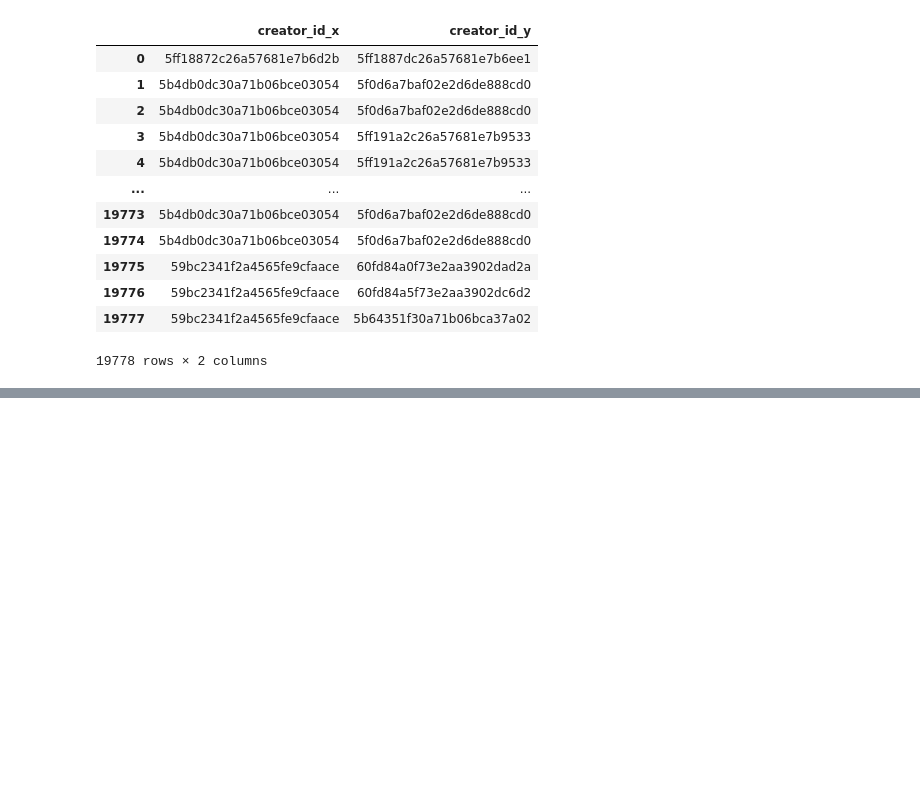
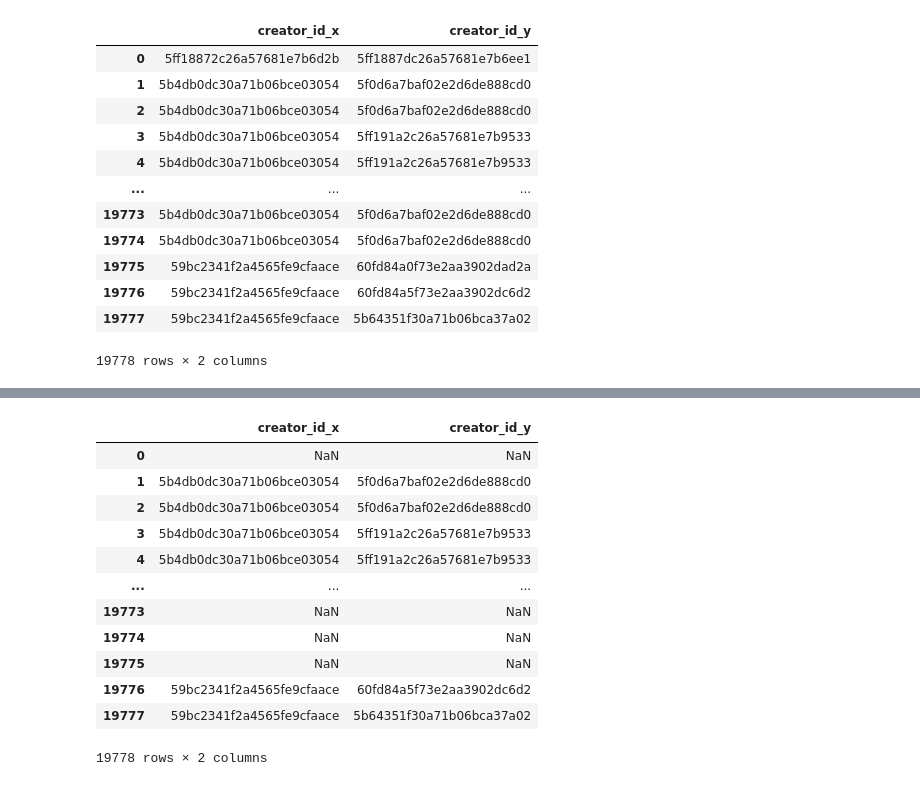
Before and after one commit to yy30537/AODFSE_14, a Jupyter notebook: shark.ipynb, the cells around one changed output, grey strips where cells are left out. Saved outputs shown, nothing was run; the diff lists cells and outputs as text; code cells hidden in the pictures; blank space fills up the shorter version.

```diff
--- a/shark.ipynb
+++ b/shark.ipynb
@@ -114,0 +115,19 @@ df_pull_request.where(df_pull_request['pull_request_id'] == '5ff1919ccbcaee8d21c
+# %%
+# Get the PR's that were merged by someone that is not the same person as the one that opened the request
+closed_pull_requests_closed_by_different_person = df_approved_prs__annotated_with_pr_creator.where(df_closed_prs__annotated_with_pr_creator['creator_id_x'] != df_closed_prs__annotated_with_pr_creator['creator_id_y'])
+
+closed_pull_requests_closed_by_different_person[['creator_id_x', 'creator_id_y']]
+# %% [output]
+|  | creator_id_x | creator_id_y |
+| 0 | NaN | NaN |
+| 1 | 5b4db0dc30a71b06bce03054 | 5f0d6a7baf02e2d6de888cd0 |
+| 2 | 5b4db0dc30a71b06bce03054 | 5f0d6a7baf02e2d6de888cd0 |
+| 3 | 5b4db0dc30a71b06bce03054 | 5ff191a2c26a57681e7b9533 |
+| 4 | 5b4db0dc30a71b06bce03054 | 5ff191a2c26a57681e7b9533 |
+| ... | ... | ... |
+| 19773 | NaN | NaN |
+| 19774 | NaN | NaN |
+| 19775 | NaN | NaN |
+| 19776 | 59bc2341f2a4565fe9cfaace | 60fd84a5f73e2aa3902dc6d2 |
+| 19777 | 59bc2341f2a4565fe9cfaace | 5b64351f30a71b06bca37a02 |
+19778 rows × 2 columns
```
Also changed, not shown: parts of 13 cells of this notebook.
